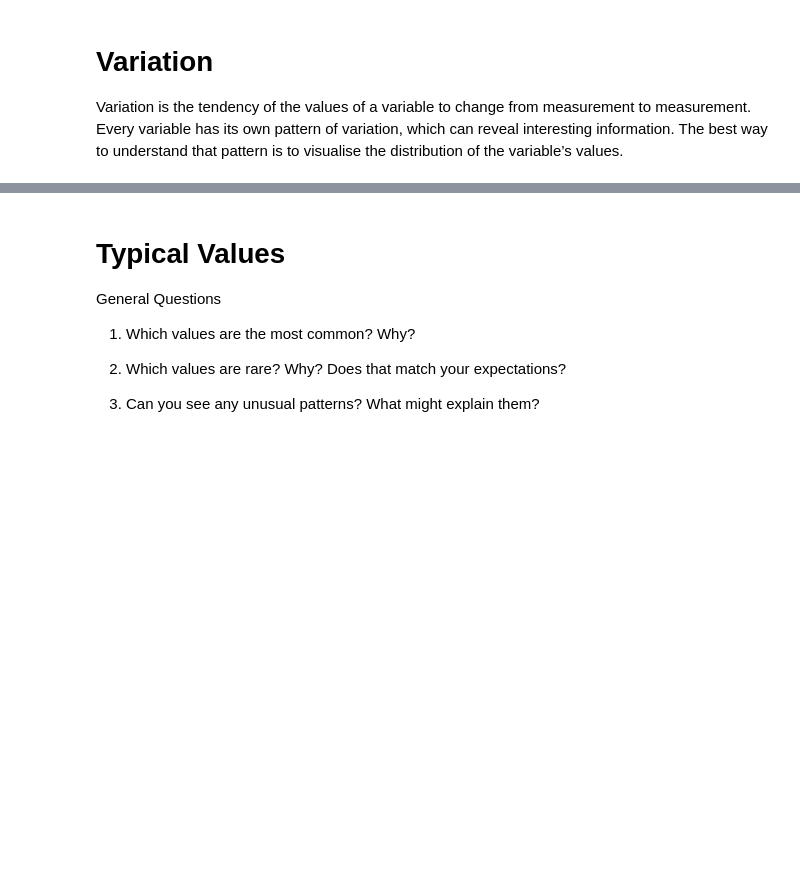
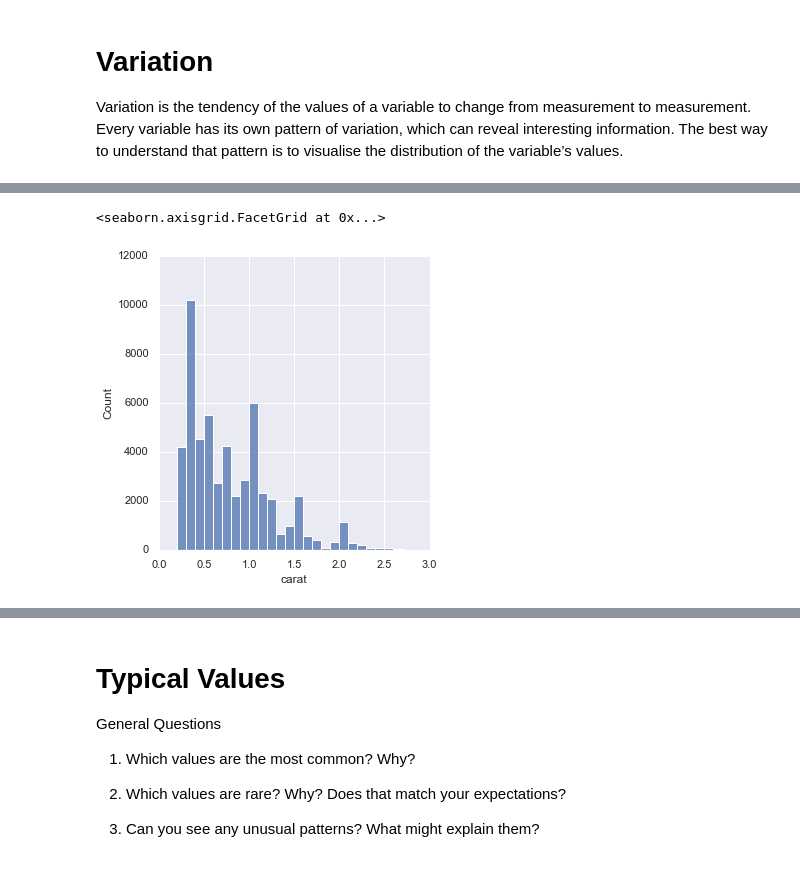
Before and after one commit to JunaidMB/MM_Introduction_to_Data_Science, a Jupyter notebook: W3_Basic_EDA_Stats/notebooks/EDA.ipynb, the cells around one changed output, grey strips where cells are left out. Drawn from its saved outputs; the diff is of its cells as text; code cells hidden in the pictures; blank space fills up the shorter version.

```diff
--- a/W3_Basic_EDA_Stats/notebooks/EDA.ipynb
+++ b/W3_Basic_EDA_Stats/notebooks/EDA.ipynb
@@ -92,6 +124,9 @@ diamonds['carat'].describe()
 # %%
-# Let's select diamonds with carat less than 3 and view the distribution
+# Let's select diamonds with carat less than 3 (most of the data falls within that) and view the distribution
 smaller = diamonds[diamonds.carat < 3]
 
-sns.displot(smaller['carat'], binwidth = 0.1, kde = False )
+sns.displot(smaller['carat'], binwidth = 0.1 )
+# %% [output]
+<seaborn.axisgrid.FacetGrid at 0x...>
+[figure, added]
 # %%
```
Also changed, not shown: parts of 36 cells of this notebook, 1 other file.
